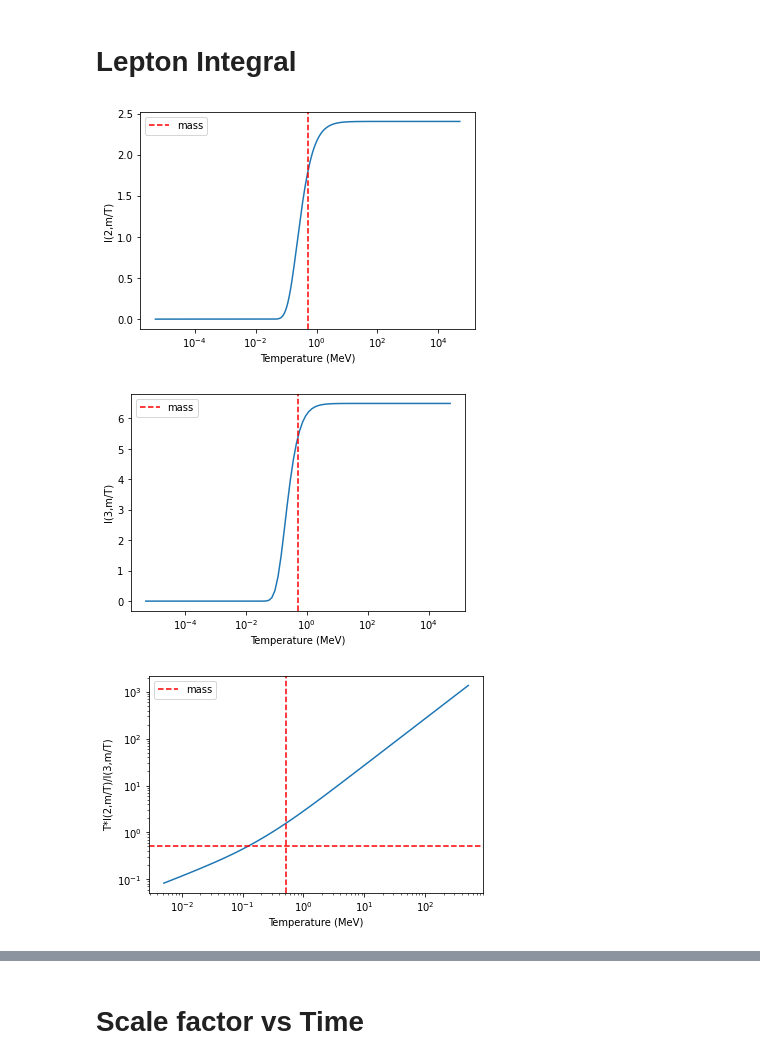
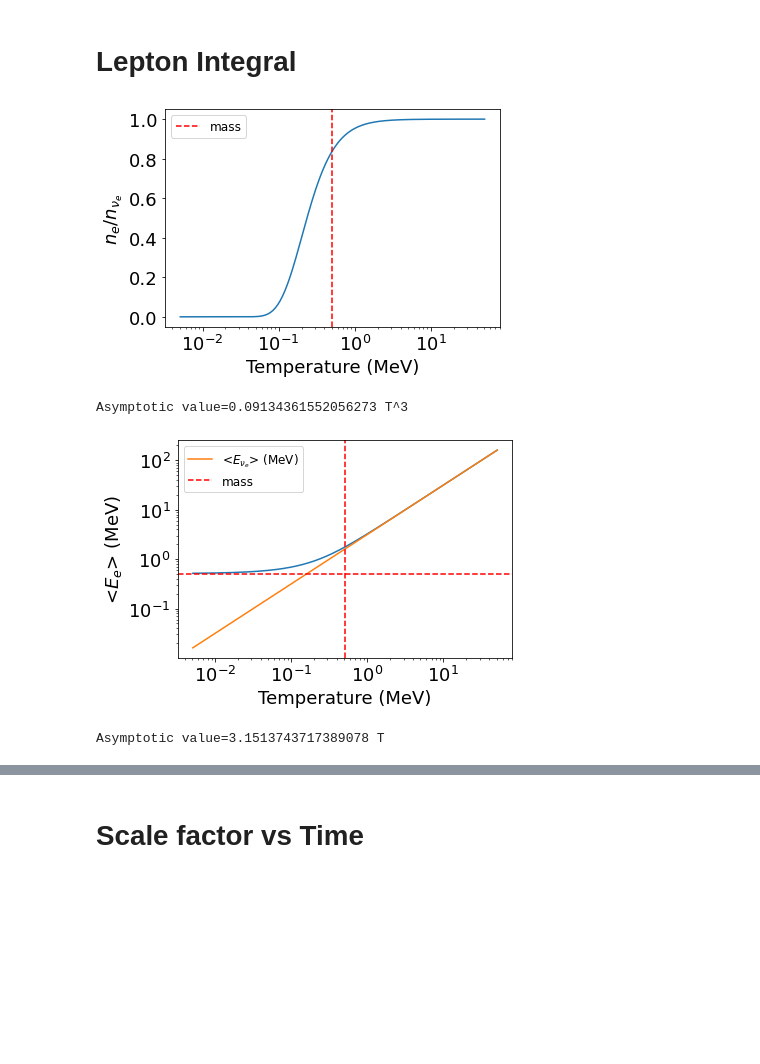
Before and after one commit to JakeSpisak/Sterile-Neutrinos, a Jupyter notebook: check_functions.ipynb, the cells around one changed output, grey strips where cells are left out. Cells and saved outputs as stored; diff of their text form; code cells hidden in the pictures; blank space fills up the shorter version.

```diff
--- a/check_functions.ipynb
+++ b/check_functions.ipynb
@@ -13,48 +15,34 @@ import pickle
 from scipy import interpolate, special
 # %% [markdown]
 # Lepton Integral
-# %%
-factors = []
-T_domain = c.m_e*np.logspace(-5, 5, 251)
-for T in T_domain:
-    factors.append(sid.lepton_integral_interp(2, c.m_e/T))
-plt.semilogx(T_domain, factors)
-plt.ylabel("I(2,m/T)")
-plt.xlabel("Temperature (MeV)")
-plt.axvline(c.m_e, ls='--', c='r', label='mass')
-plt.legend()
-plt.show()
-
-
-factors = []
-T_domain = c.m_e*np.logspace(-5, 5, 100)
-for T in T_domain:
-    factors.append(sid.lepton_integral_interp(3, c.m_e/T))
-plt.figure()
-plt.semilogx(T_domain, factors)
-plt.ylabel("I(3,m/T)")
-plt.xlabel("Temperature (MeV)")
-plt.axvline(c.m_e, ls='--', c='r', label='mass')
-plt.legend()
-plt.show()
-
-factors = []
-plt.figure()
-
-# The average energy should converge to the mass: but it doesn't
-# because the integral results just get too small.
-T_domain = c.m_e*np.logspace(-2, 3, 100)
-for T in T_domain:
-    factors.append(T*sid.lepton_integral_interp(3, c.m_e/T)/sid.lepton_integral_interp(2, c.m_e/T))
-plt.loglog(T_domain, factors)
-
-plt.xlabel("Temperature (MeV)")
-plt.ylabel("T*I(2,m/T)/I(3,m/T)")
-plt.axvline(c.m_e, ls='--', c='r', label='mass')
-plt.axhline(c.m_e, ls='--', c='r')
-plt.legend()
-plt.show()
-# %% [output]
-[figure, removed]
-[figure, removed]
-[figure, removed]
+# %%
+# Check for the electron neutrino
+
+factors = []
+T_domain = c.m_e*np.logspace(-2, 2, 251)
+for T in T_domain:
+    factors.append(sid.n_lepton(T, 'electron')/sid.n_nu(T))
+plt.semilogx(T_domain, factors)
+plt.ylabel(r"$n_e/n_{\nu_e}$")
+plt.xlabel("Temperature (MeV)")
+plt.axvline(c.m_e, ls='--', c='r', label='mass')
+plt.legend(fontsize=12)
+plt.show()
+print("Asymptotic value={} T^3".format(sid.n_lepton(100*c.m_e, 'electron')/(100*c.m_e)**3))
+
+plt.figure()
+plt.loglog(T_domain, sid.E_avg_lepton_single(T_domain, c.m_e))
+plt.loglog(T_domain, sid.E_avg_nu(T_domain), label=r'<$E_{\nu_e}$> (MeV)')
+
+plt.xlabel("Temperature (MeV)")
+plt.ylabel(r"<$E_e$> (MeV)")
+plt.axvline(c.m_e, ls='--', c='r', label='mass')
+plt.axhline(c.m_e, ls='--', c='r')
+plt.legend(fontsize=12)
+plt.show()
+print("Asymptotic value={} T".format(sid.E_avg_nu(100*c.m_e)/(100*c.m_e)))
+# %% [output]
+[figure, added]
+Asymptotic value=0.09134361552056273 T^3
+[figure, added]
+Asymptotic value=3.1513743717389078 T
```
Also changed, not shown: parts of 17 cells of this notebook, 9 other files.
